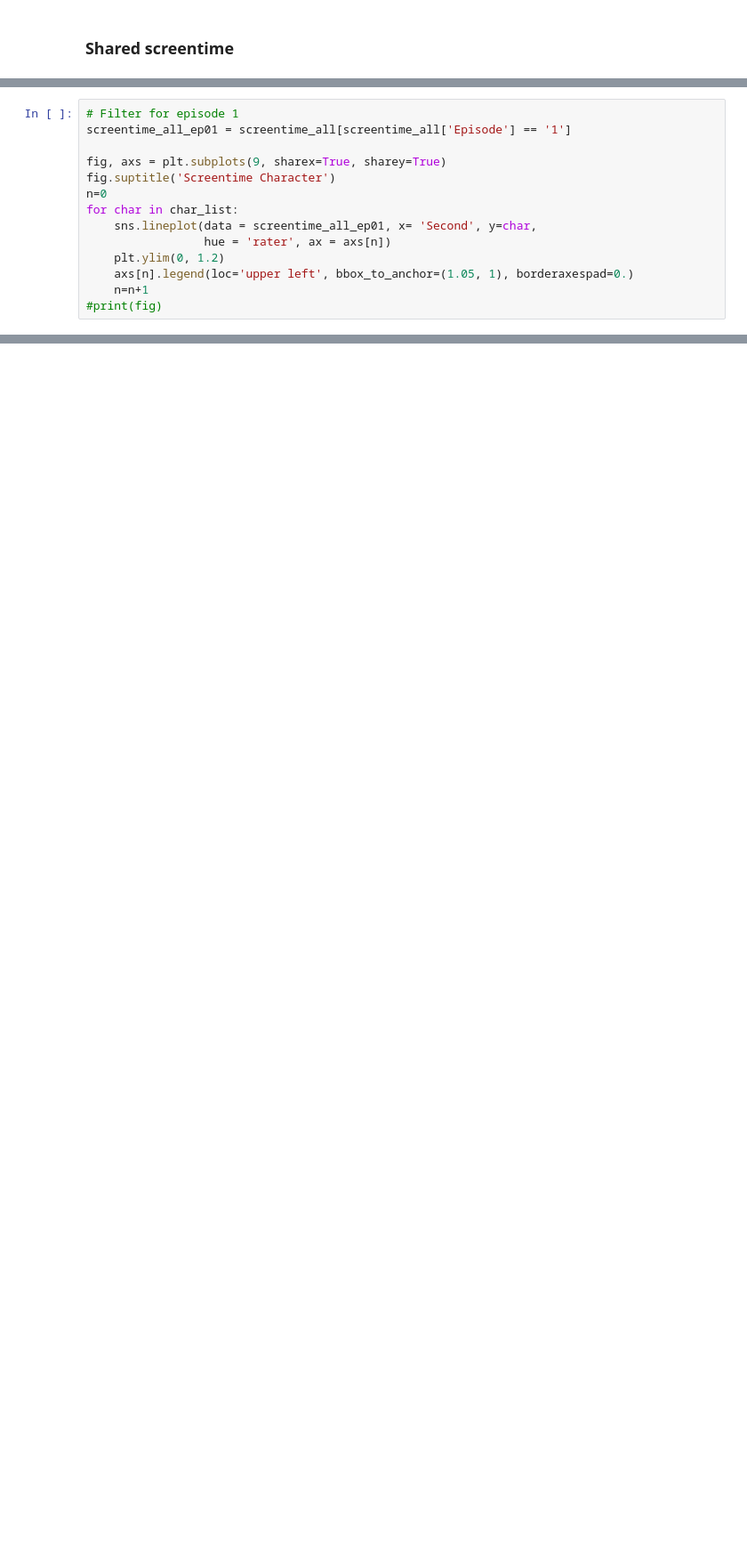
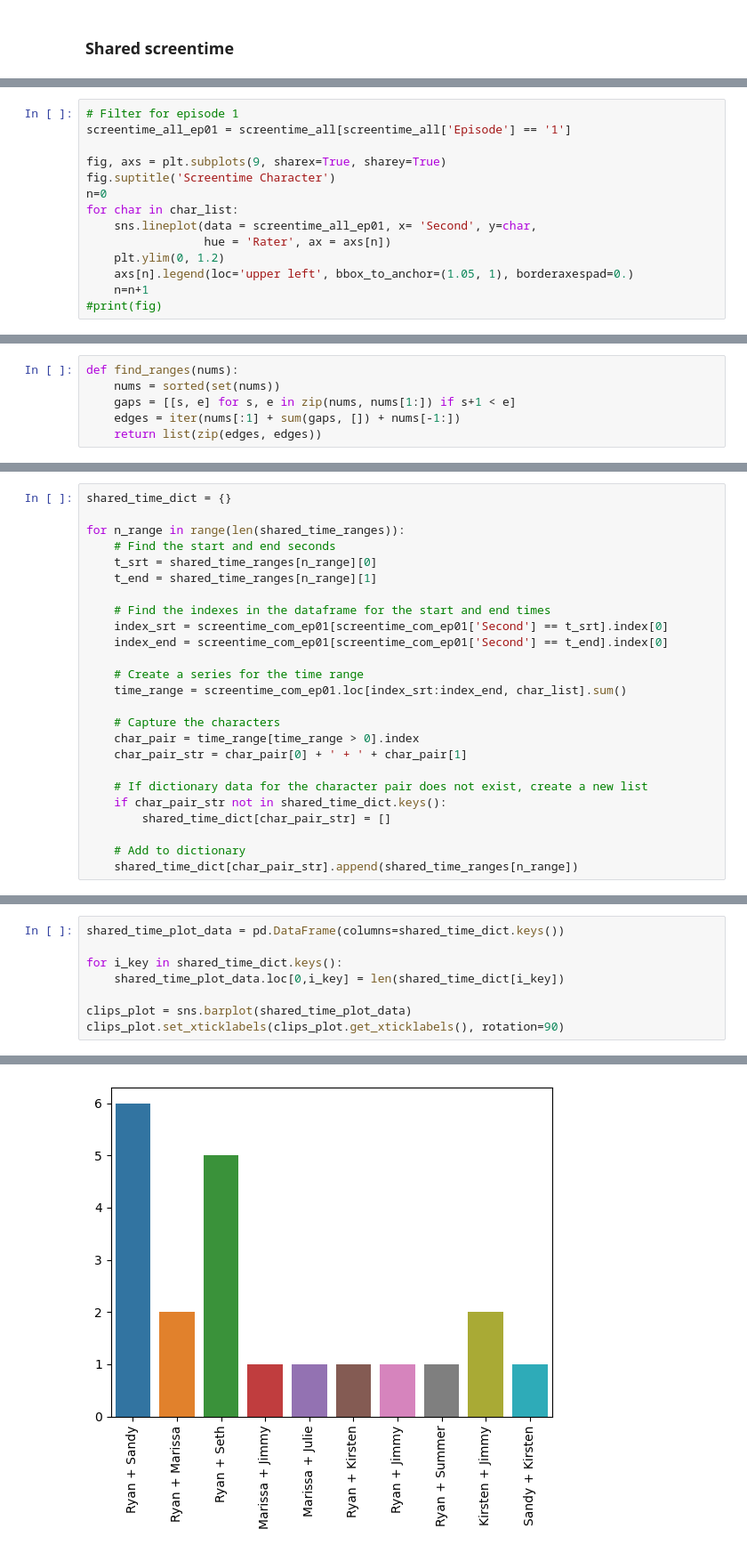
Before and after one commit to hspopal/ocean, a Jupyter notebook: code/episode_coding.ipynb, the cells around one changed output, grey strips where cells are left out. Shown: that part at 89% size. Drawn from its saved outputs; the diff is of its cells as text; blank space fills up the shorter version.

```diff
--- a/code/episode_coding.ipynb
+++ b/code/episode_coding.ipynb
@@ -268,7 +267,7 @@ fig.suptitle('Screentime Character')
 n=0
 for char in char_list:
     sns.lineplot(data = screentime_all_ep01, x= 'Second', y=char,
-                 hue = 'rater', ax = axs[n])
+                 hue = 'Rater', ax = axs[n])
     plt.ylim(0, 1.2)
     axs[n].legend(loc='upper left', bbox_to_anchor=(1.05, 1), borderaxespad=0.)
     n=n+1
@@ -277,0 +319,6 @@ for char in char_list:
+# %%
+def find_ranges(nums):
+    nums = sorted(set(nums))
+    gaps = [[s, e] for s, e in zip(nums, nums[1:]) if s+1 < e]
+    edges = iter(nums[:1] + sum(gaps, []) + nums[-1:])
+    return list(zip(edges, edges))
@@ -277,0 +359,25 @@ for char in char_list:
+# %%
+shared_time_dict = {}
+
+for n_range in range(len(shared_time_ranges)):
+    # Find the start and end seconds
+    t_srt = shared_time_ranges[n_range][0]
+    t_end = shared_time_ranges[n_range][1]
+
+    # Find the indexes in the dataframe for the start and end times
+    index_srt = screentime_com_ep01[screentime_com_ep01['Second'] == t_srt].index[0]
+    index_end = screentime_com_ep01[screentime_com_ep01['Second'] == t_end].index[0]
+
+    # Create a series for the time range
+    time_range = screentime_com_ep01.loc[index_srt:index_end, char_list].sum()
+
+    # Capture the characters
+    char_pair = time_range[time_range > 0].index
+    char_pair_str = char_pair[0] + ' + ' + char_pair[1]
+
+    # If dictionary data for the character pair does not exist, create a new list
+    if char_pair_str not in shared_time_dict.keys():
+        shared_time_dict[char_pair_str] = []
+
+    # Add to dictionary
+    shared_time_dict[char_pair_str].append(shared_time_ranges[n_range])
@@ -277,0 +386,9 @@ for char in char_list:
+# %%
+shared_time_plot_data = pd.DataFrame(columns=shared_time_dict.keys())
+
+for i_key in shared_time_dict.keys():
+    shared_time_plot_data.loc[0,i_key] = len(shared_time_dict[i_key])
+
+clips_plot = sns.barplot(shared_time_plot_data)
+clips_plot.set_xticklabels(clips_plot.get_xticklabels(), rotation=90)
+# %% [output]
@@ -277,0 +405 @@ for char in char_list:
+[figure, added]
```
Also changed, not shown: parts of 17 cells of this notebook.
